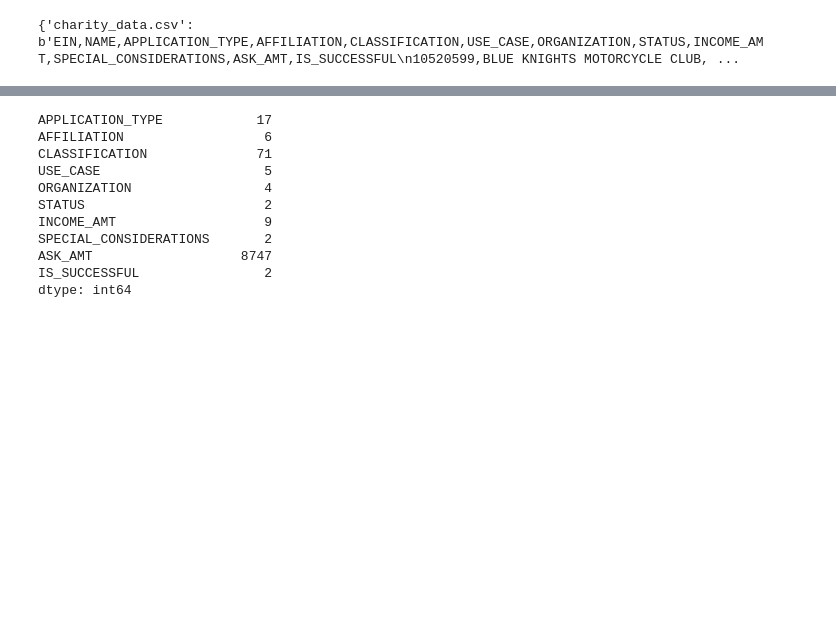
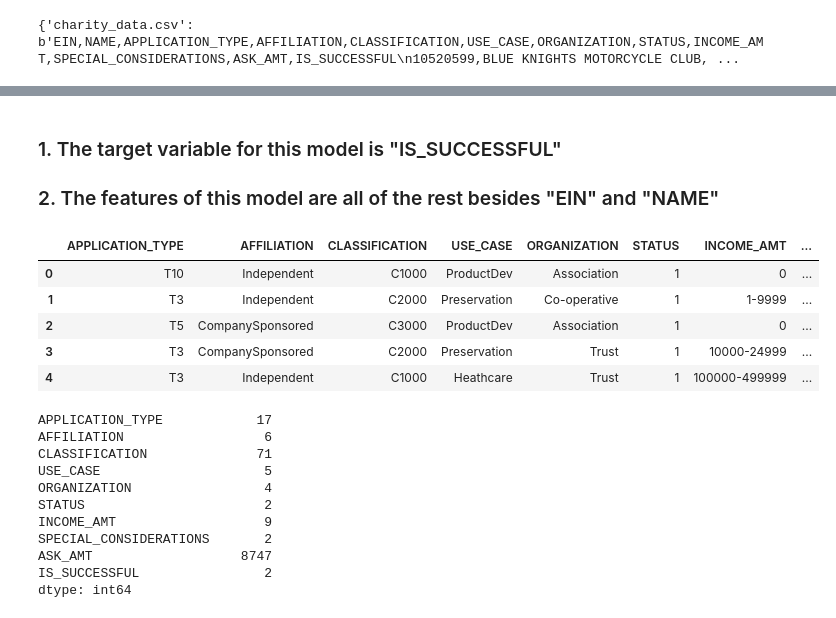
Before and after one commit to adamholcomb/Deep-Learning, a Jupyter notebook: Charity Funding Predictor.ipynb, the cells around one changed output, grey strips where cells are left out. Saved outputs shown, nothing was run; the diff lists cells and outputs as text; code cells hidden in the pictures; blank space fills up the shorter version.

```diff
--- a/Charity Funding Predictor.ipynb
+++ b/Charity Funding Predictor.ipynb
@@ -26,8 +28,19 @@ source.head()
 | 2 | 10547893 | ST CLOUD PROFESSIONAL FIREFIGHTERS | T5 | CompanySponsored | C3000 | ProductDev | Association | 1 | ... |
 | 3 | 10553066 | SOUTHSIDE ATHLETIC ASSOCIATION | T3 | CompanySponsored | C2000 | Preservation | Trust | 1 | ... |
 | 4 | 10556103 | GENETIC RESEARCH INSTITUTE OF THE... | T3 | Independent | C1000 | Heathcare | Trust | 1 | ... |
+# %% [markdown]
+### 1. The target variable for this model is "IS_SUCCESSFUL"
+### 2. The features of this model are all of the rest besides "EIN" and "NAME"
 # %%
 # Drop the non-beneficial ID columns, 'EIN' and 'NAME'.
-df.drop(['B', 'C'], axis=1)
+NoID = source.drop(['EIN', 'NAME'], axis=1)
+NoID.head()
+# %% [output]
+|  | APPLICATION_TYPE | AFFILIATION | CLASSIFICATION | USE_CASE | ORGANIZATION | STATUS | INCOME_AMT | ... |
+| 0 | T10 | Independent | C1000 | ProductDev | Association | 1 | 0 | ... |
+| 1 | T3 | Independent | C2000 | Preservation | Co-operative | 1 | 1-9999 | ... |
+| 2 | T5 | CompanySponsored | C3000 | ProductDev | Association | 1 | 0 | ... |
+| 3 | T3 | CompanySponsored | C2000 | Preservation | Trust | 1 | 10000-24999 | ... |
+| 4 | T3 | Independent | C1000 | Heathcare | Trust | 1 | 100000-499999 | ... |
 # %%
 # Determine the number of unique values in each column.
```
Also changed, not shown: parts of 13 cells of this notebook.
